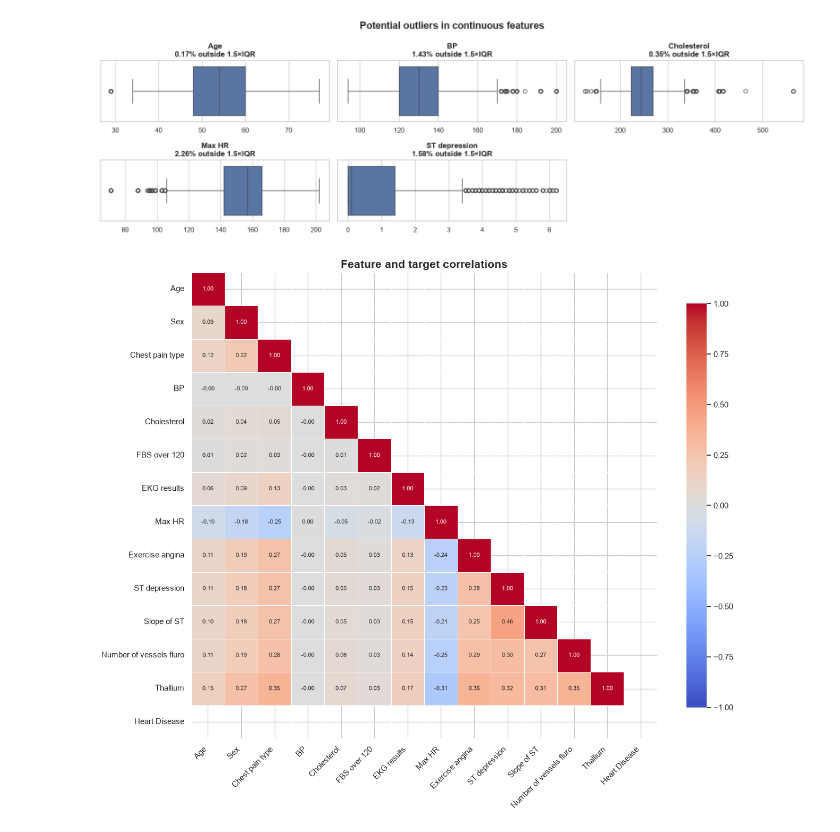
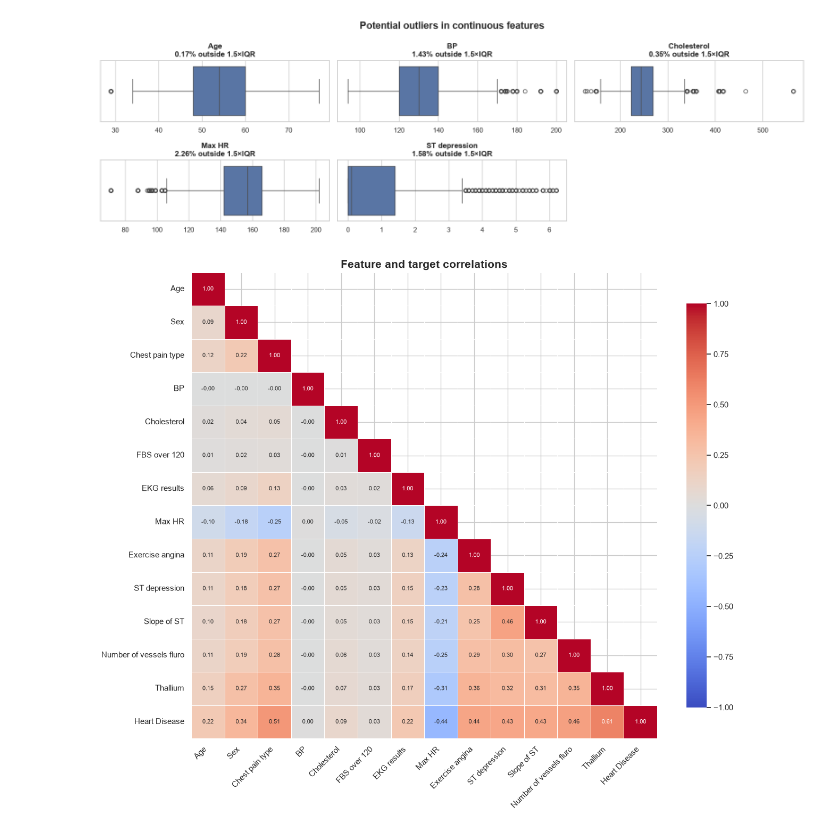
Before and after one commit to Lanes11/heart_disease_kaggle, a Jupyter notebook: main.ipynb, the cells around one changed output. Saved outputs shown, nothing was run; the diff lists cells and outputs as text; code cells hidden in the pictures.

```diff
--- a/main.ipynb
+++ b/main.ipynb
@@ -22,12 +27,16 @@ TEST_PATH = DATA_DIR / 'test.csv'
 TARGET = 'Heart Disease'
 
 train_df = pd.read_csv(TRAIN_PATH, index_col="id")
+train_df[TARGET] = train_df[TARGET].replace({'Presence': 1, 'Absence': 0})
 test_df = pd.read_csv(TEST_PATH, index_col="id")
+
+feature_columns = [c for c in train_df.columns if c not in [TARGET, 'id']]
+continuous_features = ['Age', 'BP', 'Cholesterol', 'Max HR', 'ST depression']
+categorical_features = [column for column in feature_columns if column not in continuous_features]
 
 print(f'Train: {train_df.shape[0]:,} rows x {train_df.shape[1]} columns')
 print(f'Test:  {test_df.shape[0]:,} rows x {test_df.shape[1]} columns')
 train_df.head()
-test_df.head()
 # %% [output]
 Train: 630,000 rows x 14 columns
 Test:  270,000 rows x 13 columns
@@ -199,31 +193,28 @@ plt.show()
 # %% [output]
 [figure]
 # %%
-correlation_data = train_df[feature_columns].copy()
-correlation_data[TARGET] = train_df[TARGET].map({'Absence': 0, 'Presence': 1})
-
-corr = correlation_data.corr(method='spearman')
+corr = train_df.corr(method='spearman')
 mask = np.triu(np.ones_like(corr, dtype=bool), k=1)
 
 plt.figure(figsize=(13, 11))
 sns.heatmap(
     corr,
     mask=mask,
     annot=True,
     fmt=".2f",
     cmap="coolwarm",
     vmin=-1,
     vmax=1,
     square=True,
     linewidths=0.5,
     cbar_kws={"shrink": 0.8},
     annot_kws={"size": 8}
 )
 
 plt.title("Feature and target correlations", fontsize=15, weight="bold")
 plt.xticks(rotation=45, ha="right")
 plt.yticks(rotation=0)
 plt.tight_layout()
 plt.show()
 # %% [output]
-[figure, old version]
+[figure, new version]
```
Also changed, not shown: parts of 10 cells of this notebook.
